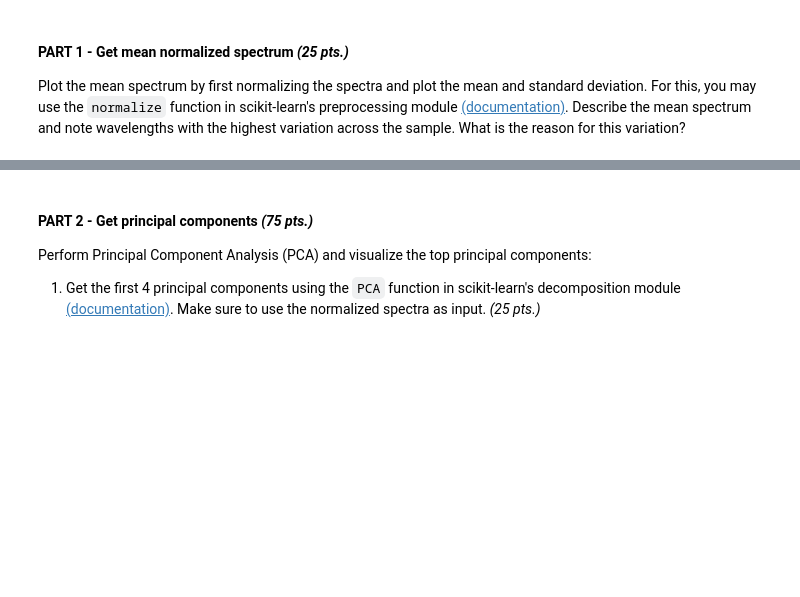
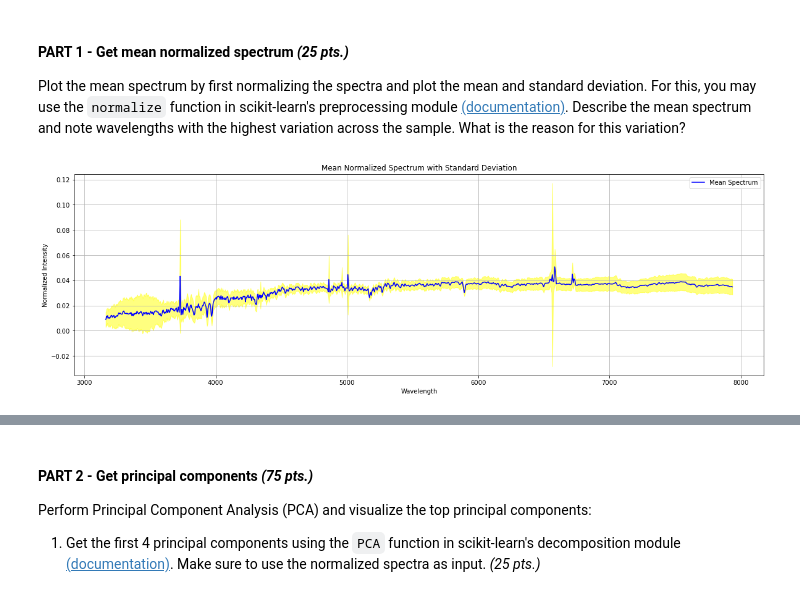
Before and after one commit to mbcamit/AP-157, a Jupyter notebook: AP157_lab_assignmnent_A3.ipynb, the cells around one changed output, grey strips where cells are left out. Cells and saved outputs as stored; diff of their text form; code cells hidden in the pictures; blank space fills up the shorter version.

```diff
--- a/AP157_lab_assignmnent_A3.ipynb
+++ b/AP157_lab_assignmnent_A3.ipynb
@@ -85,3 +89,27 @@ Text(0.5, 1.0, 'Sample SDSS spectra')
 #### PART 1 - Get mean normalized spectrum *(25 pts.)*
 
 Plot the mean spectrum by first normalizing the spectra and plot the mean and standard deviation. For this, you may use the ``normalize`` function in scikit-learn's preprocessing module [(documentation)](https://scikit-learn.org/stable/modules/generated/sklearn.preprocessing.normalize.html). Describe the mean spectrum and note wavelengths with the highest variation across the sample. What is the reason for this variation?
+# %%
+from sklearn.preprocessing import normalize
+
+#in this part of the code we normalize each spectrum
+normalized_spectra = normalize(data['spec_recons'], axis=1)
+
+#In this part of the code we compute the mean and standard deviation of the normalized spectra
+mean_spectrum = np.mean(normalized_spectra, axis=0)
+std_spectrum = np.std(normalized_spectra, axis=0)
+
+# we plot the mean spectrum along with the standard deviation
+wavelengths = data['wavelength']
+
+plt.figure(figsize=(20, 6))
+plt.plot(wavelengths, mean_spectrum, label='Mean Spectrum', color='blue')
+plt.fill_between(wavelengths, mean_spectrum - std_spectrum, mean_spectrum + std_spectrum, color='yellow', alpha=0.5)
+plt.title('Mean Normalized Spectrum with Standard Deviation')
+plt.xlabel('Wavelength')
+plt.ylabel('Normalized Intensity')
+plt.legend()
+plt.grid(True)
+plt.show()
+# %% [output]
+[figure, added]
```
Also changed, not shown: parts of 9 cells of this notebook.
